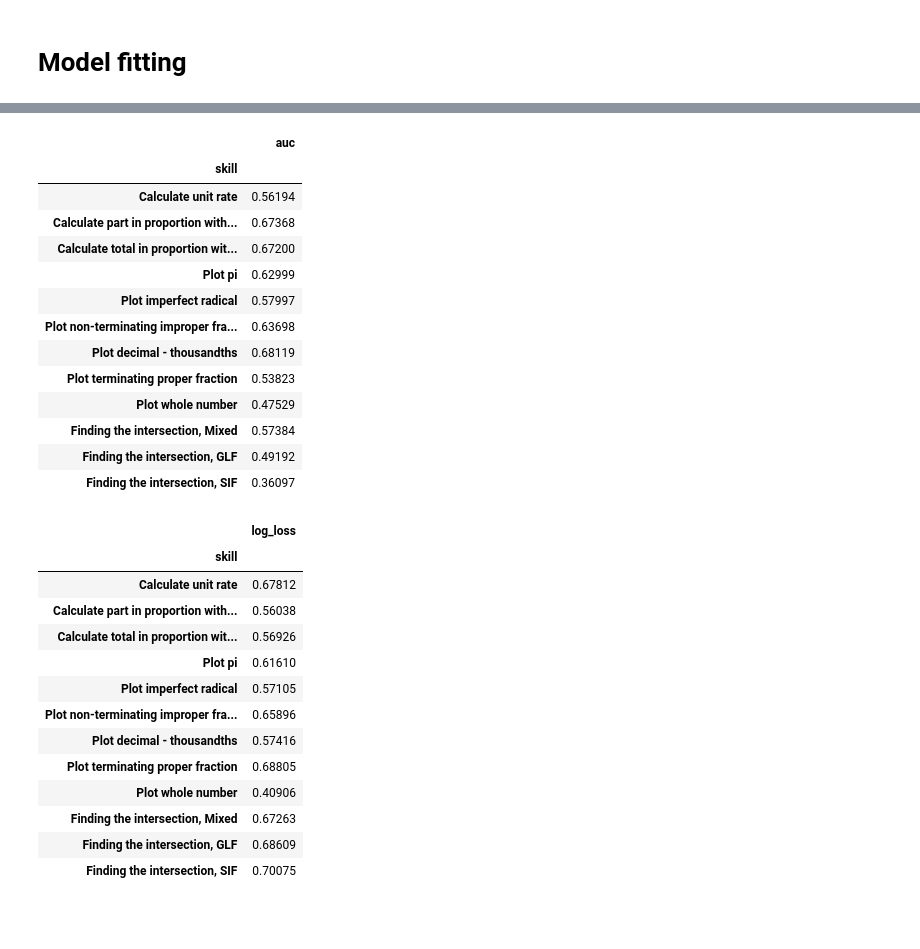
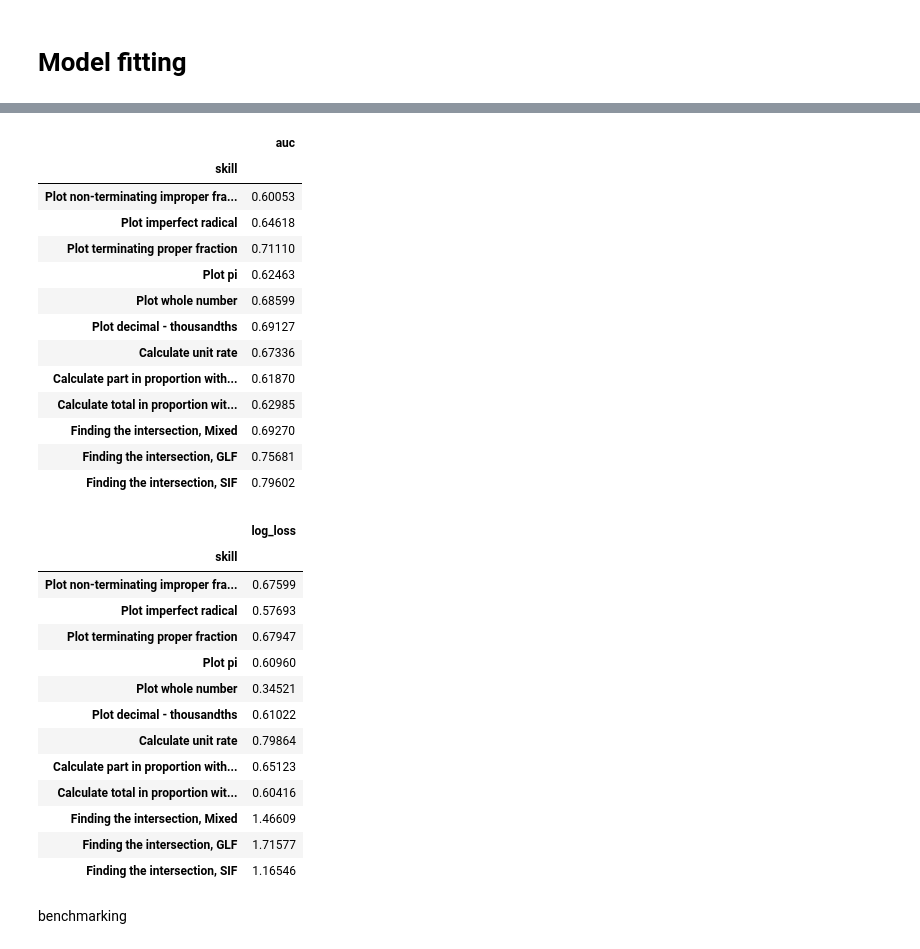
Before and after one commit to UVR-Dilishaka/SignLanguageTutor, a Jupyter notebook: AdoptiveTutoringSystem/BKTmodel.ipynb, the cells around one changed output, grey strips where cells are left out. Saved outputs shown, nothing was run; the diff lists cells and outputs as text; code cells hidden in the pictures; blank space fills up the shorter version.

Commit message:
bkt benchmarking

```diff
--- a/AdoptiveTutoringSystem/BKTmodel.ipynb
+++ b/AdoptiveTutoringSystem/BKTmodel.ipynb
@@ -12,5 +12,5 @@ from pyBKT.models import Model
 the cognitive tutor data set will be used to model the pybkt model. the dataset will be processed to fit the current task
 # %%
 
-model = Model(seed = 42, num_fits = 1)
+model = Model(seed = 42)
 # %%
@@ -259,3 +244,5 @@ Cross validation
+# %%
+ct_df = pd.read_csv('ct.csv', encoding = 'latin')
 # %%
 
 
@@ -279,36 +304,38 @@ crossvalidated_errors
 # %%
-crossvalidated_errors = model.crossvalidate(data=data, folds = 5,metric='auc')
+crossvalidated_errors = model.crossvalidate(data=ct_df, folds = 5,metric='auc', multigs =True, multilearn = True)
 crossvalidated_errors
 # %% [output]
 |  | auc |
 | skill |  |
-| Calculate unit rate | 0.56194 |
-| Calculate part in proportion with... | 0.67368 |
-| Calculate total in proportion wit... | 0.67200 |
-| Plot pi | 0.62999 |
-| Plot imperfect radical | 0.57997 |
-| Plot non-terminating improper fra... | 0.63698 |
-| Plot decimal - thousandths | 0.68119 |
-| Plot terminating proper fraction | 0.53823 |
-| Plot whole number | 0.47529 |
-| Finding the intersection, Mixed | 0.57384 |
-| Finding the intersection, GLF | 0.49192 |
-| Finding the intersection, SIF | 0.36097 |
+| Plot non-terminating improper fra... | 0.60053 |
+| Plot imperfect radical | 0.64618 |
+| Plot terminating proper fraction | 0.71110 |
+| Plot pi | 0.62463 |
+| Plot whole number | 0.68599 |
+| Plot decimal - thousandths | 0.69127 |
+| Calculate unit rate | 0.67336 |
+| Calculate part in proportion with... | 0.61870 |
+| Calculate total in proportion wit... | 0.62985 |
+| Finding the intersection, Mixed | 0.69270 |
+| Finding the intersection, GLF | 0.75681 |
+| Finding the intersection, SIF | 0.79602 |
 # %%
-crossvalidated_errors = model.crossvalidate(data=data, folds = 5,metric='log_loss')
+crossvalidated_errors = model.crossvalidate(data=ct_df, folds = 5,metric='log_loss' , multigs = True , multilearn = True)
 crossvalidated_errors
 # %% [output]
 |  | log_loss |
 | skill |  |
-| Calculate unit rate | 0.67812 |
-| Calculate part in proportion with... | 0.56038 |
-| Calculate total in proportion wit... | 0.56926 |
-| Plot pi | 0.61610 |
-| Plot imperfect radical | 0.57105 |
-| Plot non-terminating improper fra... | 0.65896 |
-| Plot decimal - thousandths | 0.57416 |
-| Plot terminating proper fraction | 0.68805 |
-| Plot whole number | 0.40906 |
-| Finding the intersection, Mixed | 0.67263 |
-| Finding the intersection, GLF | 0.68609 |
-| Finding the intersection, SIF | 0.70075 |
+| Plot non-terminating improper fra... | 0.67599 |
+| Plot imperfect radical | 0.57693 |
+| Plot terminating proper fraction | 0.67947 |
+| Plot pi | 0.60960 |
+| Plot whole number | 0.34521 |
+| Plot decimal - thousandths | 0.61022 |
+| Calculate unit rate | 0.79864 |
+| Calculate part in proportion with... | 0.65123 |
+| Calculate total in proportion wit... | 0.60416 |
+| Finding the intersection, Mixed | 1.46609 |
+| Finding the intersection, GLF | 1.71577 |
+| Finding the intersection, SIF | 1.16546 |
+# %% [markdown]
+benchmarking
```
Also changed, not shown: parts of 19 cells of this notebook.
